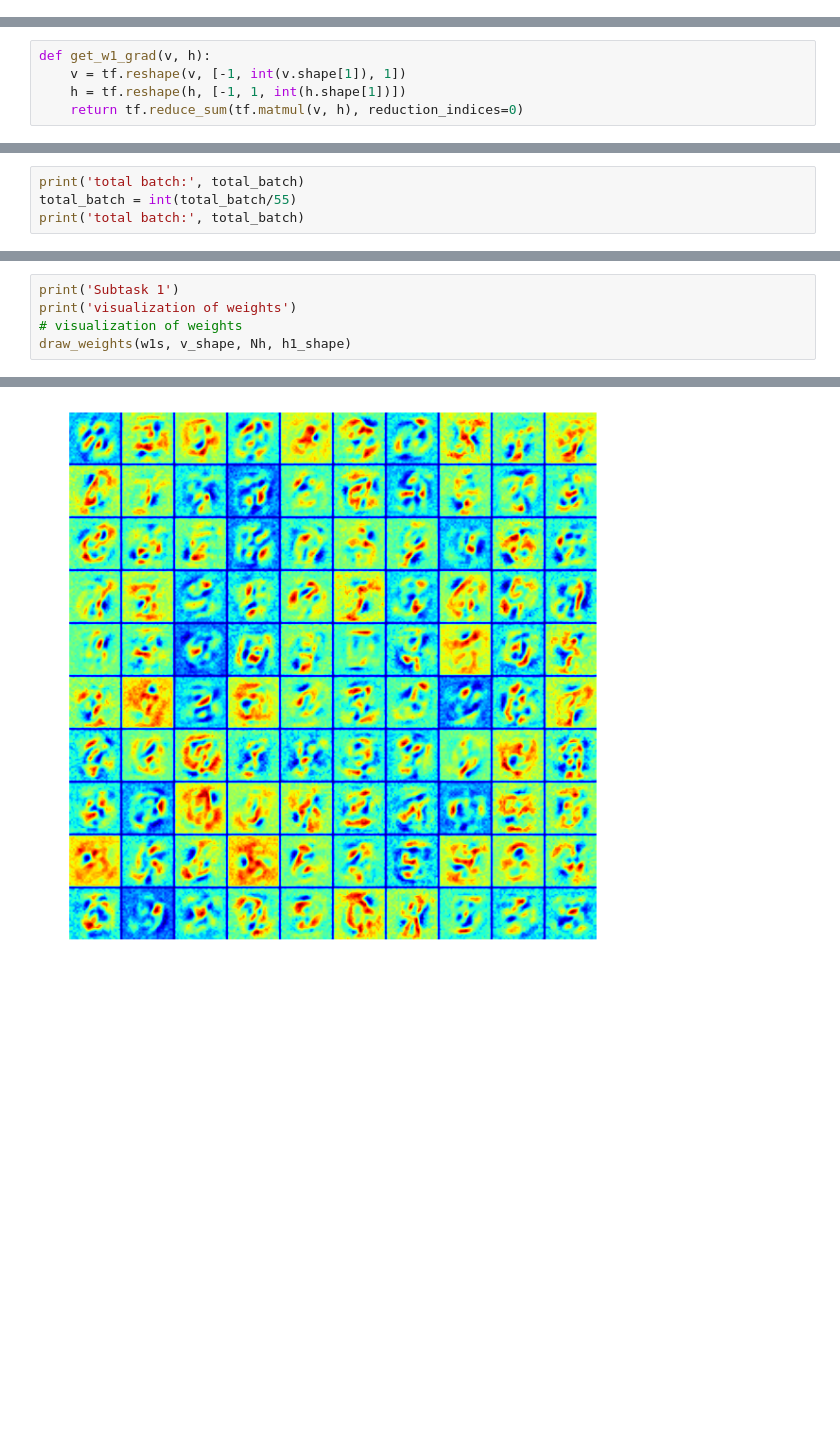
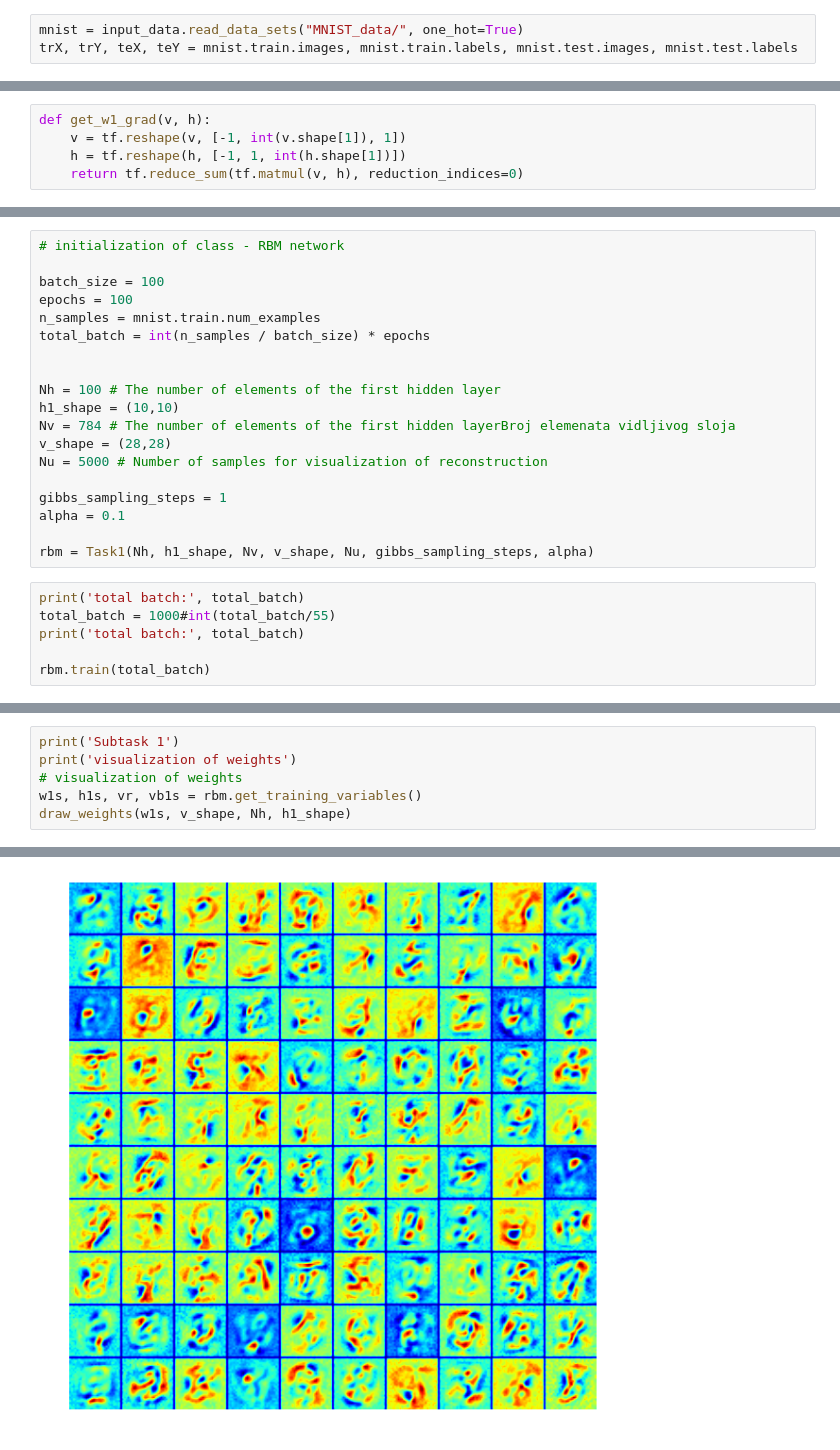
Before and after one commit to lstolcman/deep-learning, a Jupyter notebook: lab4/lab4.ipynb, the cells around one changed output, grey strips where cells are left out. Saved outputs shown, nothing was run; the diff lists cells and outputs as text; blank space fills up the shorter version.

Commit message:
lab4: task 1 - network in class, subtasks

```diff
--- a/lab4/lab4.ipynb
+++ b/lab4/lab4.ipynb
@@ -30,4 +30,7 @@ Subtasks:
 Use the following template with the utility file [utils.py](https://dlunizg.github.io/assets/lab4/utils.py).
 
 REMARK: In addition to filling out the missing code, the template should be tailored as needed, and can be customized freely. So please be especially careful with the claims that some of the code is not working for you!
+# %%
+mnist = input_data.read_data_sets("MNIST_data/", one_hot=True)
+trX, trY, teX, teY = mnist.train.images, mnist.train.labels, mnist.test.images, mnist.test.labels
 # %%
@@ -211,5 +252,26 @@ sess1.run(initialize1)
+# %%
+# initialization of class - RBM network
+
+batch_size = 100
+epochs = 100
+n_samples = mnist.train.num_examples
+total_batch = int(n_samples / batch_size) * epochs
+
+
+Nh = 100 # The number of elements of the first hidden layer
+h1_shape = (10,10)
+Nv = 784 # The number of elements of the first hidden layerBroj elemenata vidljivog sloja
+v_shape = (28,28)
+Nu = 5000 # Number of samples for visualization of reconstruction
+
+gibbs_sampling_steps = 1
+alpha = 0.1
+
+rbm = Task1(Nh, h1_shape, Nv, v_shape, Nu, gibbs_sampling_steps, alpha)
 # %%
 print('total batch:', total_batch)
-total_batch = int(total_batch/55)
+total_batch = 1000#int(total_batch/55)
 print('total batch:', total_batch)
+
+rbm.train(total_batch)
 # %% [output]
@@ -291,12 +290,13 @@ Run session
 # %%
 print('Subtask 1')
 print('visualization of weights')
 # visualization of weights
+w1s, h1s, vr, vb1s = rbm.get_training_variables()
 draw_weights(w1s, v_shape, Nh, h1_shape)
 # %% [output]
 Subtask 1
 visualization of weights
-[figure, old version]
+[figure, new version]
 # %%
 print('Subtask 2')
 print('visualization of reconstructions of 20 MNIST samples')
```
Also changed, not shown: parts of 17 cells of this notebook.
